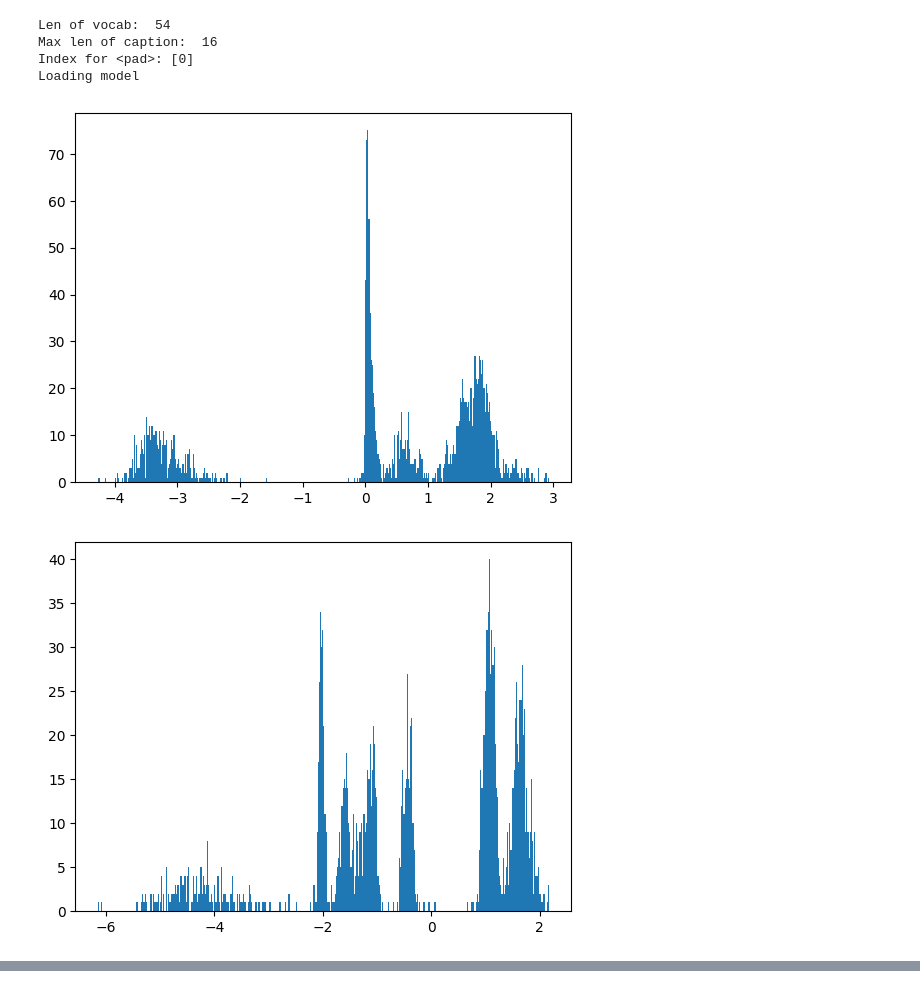
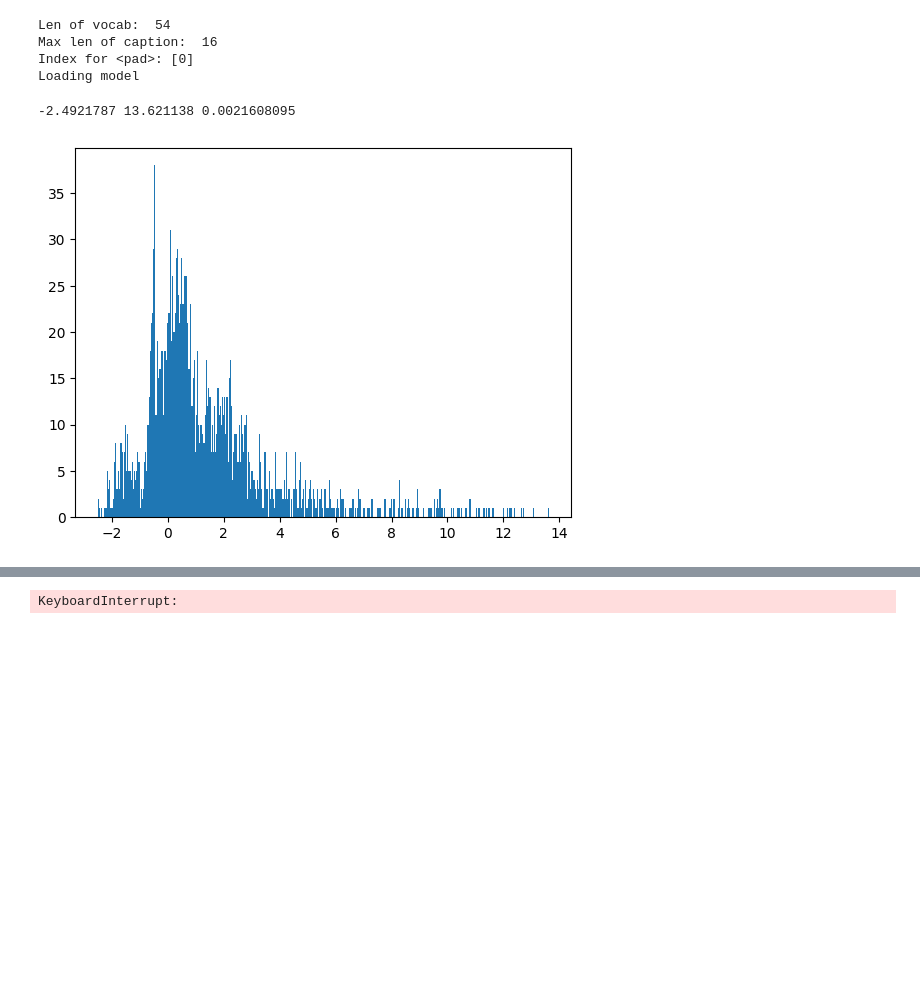
Before and after one commit to DanisAlukaev/XCBs, a Jupyter notebook: autoconcept/distributions.ipynb, the cells around one changed output, grey strips where cells are left out. Saved outputs shown, nothing was run; the diff lists cells and outputs as text; code cells hidden in the pictures; blank space fills up the shorter version.

```diff
--- a/autoconcept/distributions.ipynb
+++ b/autoconcept/distributions.ipynb
@@ -18,7 +18,7 @@ from helpers import load_experiment
 # framework with pre-trianing: /home/danis/Projects/AlphaCaption/AutoConceptBottleneck/autoconcept/outputs/2023-05-12/12-19-17
 # ultimate framework (no weights backbone, pre-train textual) /home/danis/Projects/AlphaCaption/AutoConceptBottleneck/autoconcept/outputs/2023-05-13/09-57-08
 
-dm, model = load_experiment("/home/danis/Projects/AlphaCaption/AutoConceptBottleneck/autoconcept/outputs/2023-05-15/11-14-43")
+dm, model = load_experiment("/home/danis/Projects/AlphaCaption/AutoConceptBottleneck/autoconcept/outputs/2023-05-16/12-24-57")
 # %% [output]
 Global seed set to 42
 Fetching configuration...
@@ -36,25 +38,21 @@ train_set = train_loader.dataset
 # %%
 scores = list()
 n_bins = 400
 
 for feature_id in range(10):
 
     logits = list()
 
-    for i in tqdm(range(len(train_set))):
-        sample = train_set[i]
-
-        image = sample["image"]
-        image = image.unsqueeze(0).cuda()
-
-        logit = model.main.inference(image)[2].cpu().detach().numpy()[0][feature_id]
-        # logit = model(image)["concept_probs"].cpu().detach().numpy()[0][feature_id]
-
-        logits.append(logit)
+    for batch in train_loader:
+        for i in range(batch["indices"].shape[0]):
+            image = batch["image"][i].unsqueeze(0).cuda()
+            logit = model.main.feature_extractor(image).cpu().detach().numpy()[0][feature_id]
+            logits.append(logit)
 
     logits = np.array(logits)
+    print(logits.min(), logits.max(), np.abs(logits).min())
     plt.hist(logits, bins=n_bins)
     plt.show()
 # %% [output]
+-2.4921787 13.621138 0.0021608095
-[figure, old version]
+[figure, new version]
-[figure, removed]
@@ -69,3 +59,4 @@ for feature_id in range(10):
+KeyboardInterrupt:
 # %%
 scores = list()
 n_bins = 400
```
Also changed, not shown: parts of 7 cells of this notebook, 5 other files.
